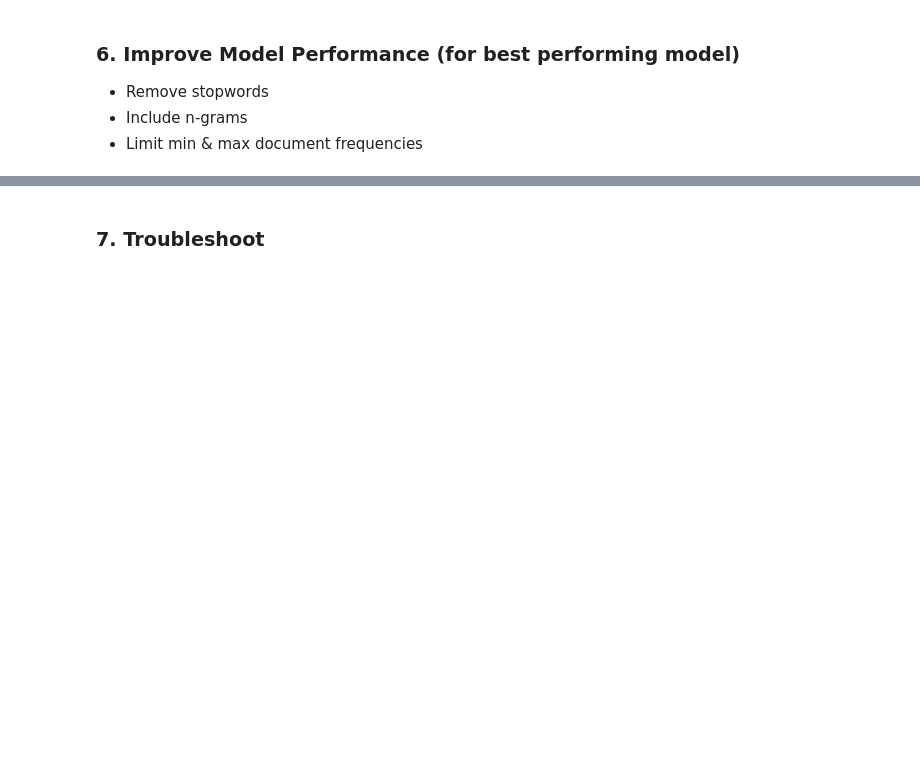
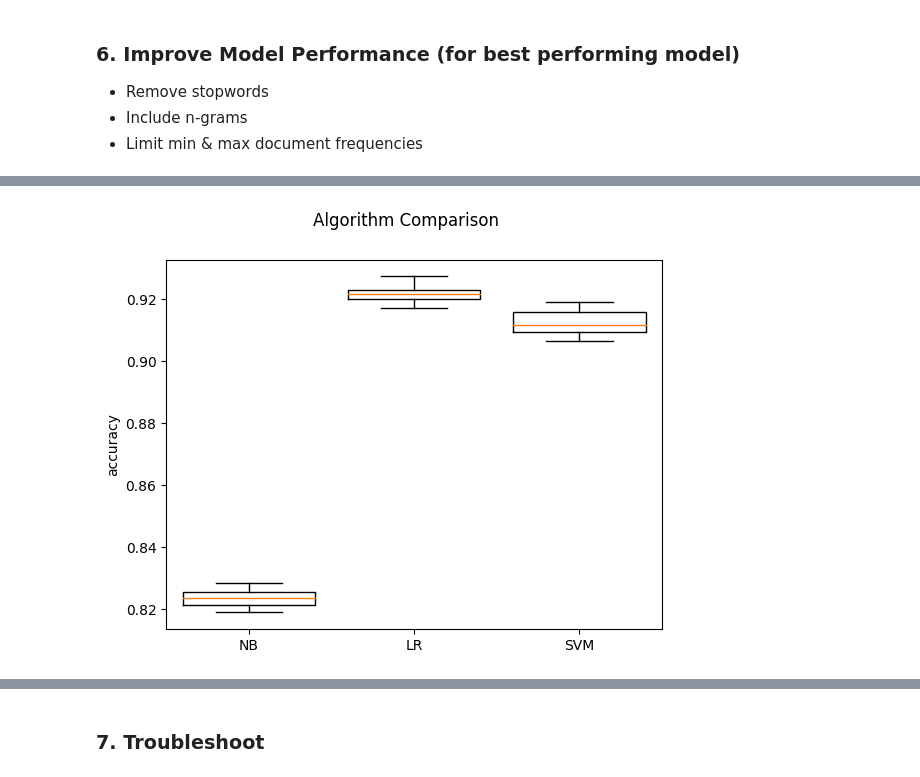
Before and after one commit to sstarkjr/NLP-food-safety-classification, a Jupyter notebook: ClassificationModel.ipynb, the cells around one changed output, grey strips where cells are left out. Cells and saved outputs as stored; diff of their text form; code cells hidden in the pictures; blank space fills up the shorter version.

```diff
--- a/ClassificationModel.ipynb
+++ b/ClassificationModel.ipynb
@@ -1282,0 +1288,11 @@ Text(95.72222222222221, 0.5, 'Actual')
+# %%
+# boxplot algorithm comparison
+fig = plt.figure()
+fig.suptitle('Algorithm Comparison')
+ax = fig.add_subplot(111)
+plt.boxplot(results, widths=.8)
+ax.set_xticklabels(names)
+ax.set_ylabel('accuracy')
+plt.show()
+# %% [output]
+[figure, added]
```
Also changed, not shown: parts of 56 cells of this notebook, 3 other files.
